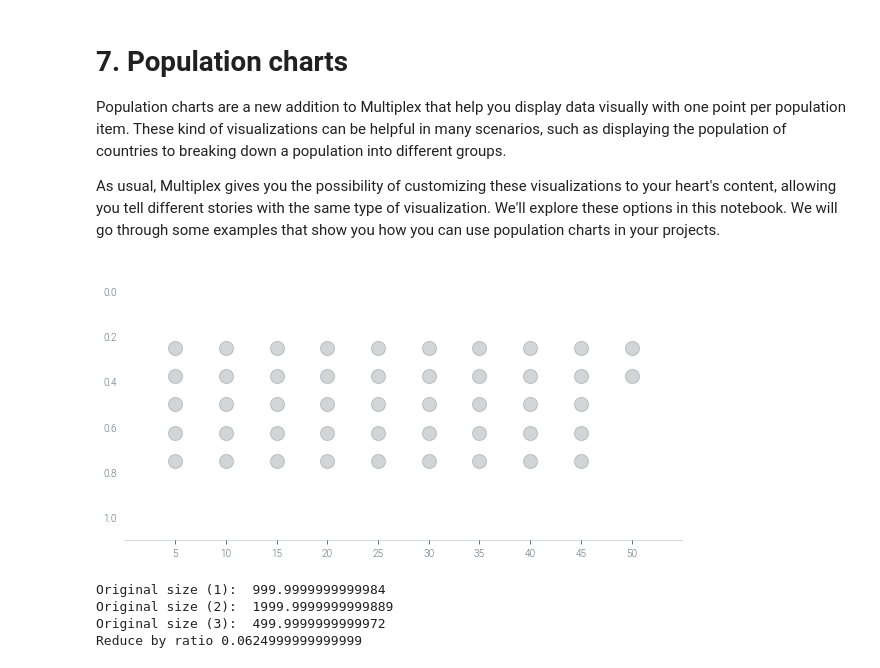
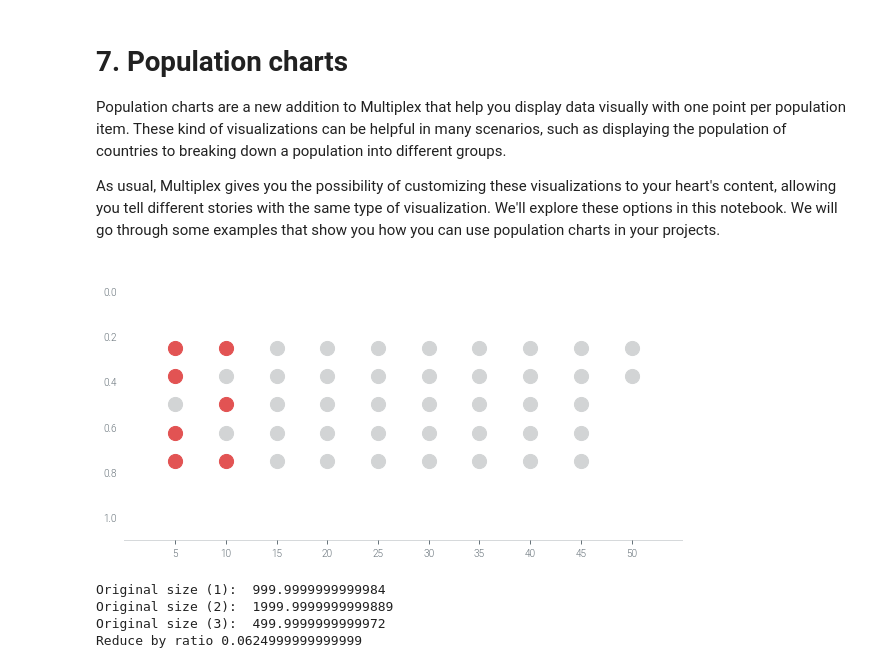
Before and after one commit to NicholasMamo/multiplex-plot, a Jupyter notebook: examples/7. Population charts.ipynb, the cells around one changed output. Saved outputs shown, nothing was run; the diff lists cells and outputs as text; code cells hidden in the pictures.

Commit message:
Add support for specific styling in the population

```diff
--- a/examples/7. Population charts.ipynb
+++ b/examples/7. Population charts.ipynb
@@ -24,16 +24,18 @@ if path not in sys.path:
 # %%
 import matplotlib.pyplot as plt
 from multiplex import drawable
 drawable = importlib.reload(drawable)
 plt.style.use(os.path.join(sys.path[0], '..', 'styles', "modern.style"))
 
-style = { 's': 200, 'alpha': 0.2, 'color': 'C0' }
+style = { 's': 200, 'color': '#D2D4D5' }
+highlight = { 'color': '#E25353' }
+population = [ highlight if i in { 0, 1, 3, 4, 5, 7, 9 } else { } for i in range(47) ]
 
 viz = drawable.Drawable(plt.figure(figsize=(10, 5)))
-viz.draw_population(47, 5, height=0.5, **style)
+viz.draw_population(population, 5, height=0.5, **style)
 viz.show()
 # %% [output]
-[figure, old version]
+[figure, new version]
 # %%
 from matplotlib.transforms import Bbox
 from multiplex import drawable, util
```
Also changed, not shown: 2 other files.
